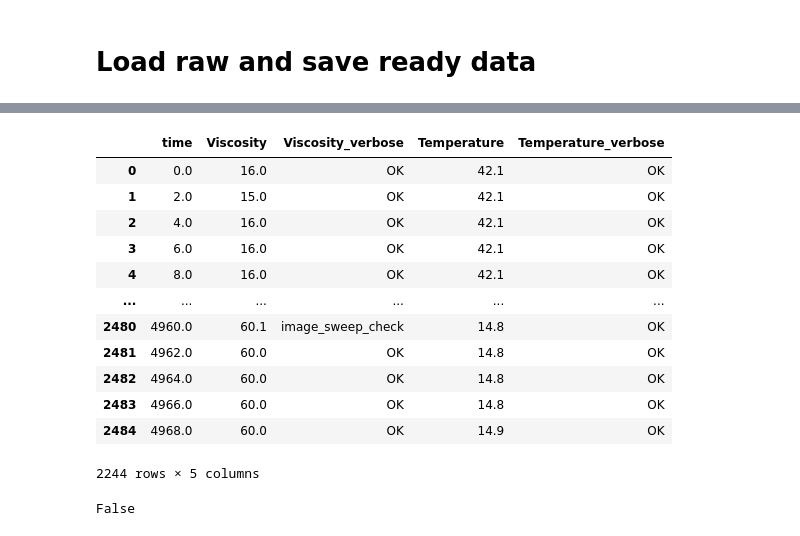
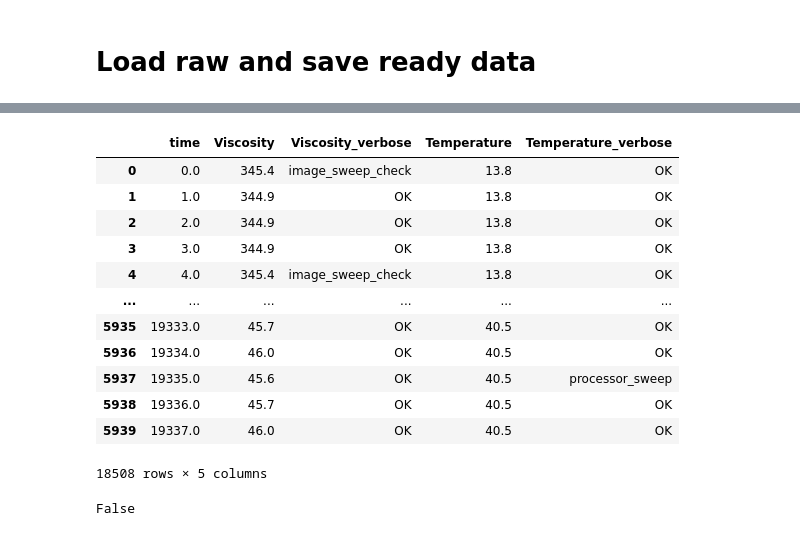
Before and after one commit to EnglishBeach/Diplom-work, a Jupyter notebook: plots.ipynb, the cells around one changed output, grey strips where cells are left out. Saved outputs shown, nothing was run; the diff lists cells and outputs as text; code cells hidden in the pictures.

```diff
--- a/plots.ipynb
+++ b/plots.ipynb
@@ -28,6 +32,6 @@ Experiments\MultiplyTemperature\Exp6(15)
 # %%
-df1 = pd.read_csv(path,index_col=0)
-# df2 = pd.read_csv(f'{path}/Exp0_up2.csv',index_col=0)
-# df3 = pd.read_csv(f'{path}/Exp0_up3.csv',index_col=0)
-# df4 = pd.read_csv(f'{path}/Exp0_up4.csv',index_col=0)
+df1 = pd.read_csv('Experiments\\MultiplyTemperature\\Exp0(0)\\Exp0_up1.csv',index_col=0)
+df2 = pd.read_csv('Experiments\\MultiplyTemperature\\Exp0(0)\\Exp0_up2.csv',index_col=0)
+df3 = pd.read_csv('Experiments\\MultiplyTemperature\\Exp0(0)\\Exp0_up3.csv',index_col=0)
+df4 = pd.read_csv('Experiments\\MultiplyTemperature\\Exp0(0)\\Exp0_up4.csv',index_col=0)
 # %%
@@ -37,47 +53,48 @@ array(['OK', 'error', 'image_sweep_check', 'OK_inner'], dtype=object)
 # %%
 rules = {
-    'processor_sweep':'image_sweep_check',
-    'value_combine': 'combine_check',
-    'inner_processor_check':'OK_inner'
+    1:'image_sweep_check',
+    2: 'combine_check',
+    # 'inner_processor_check':'OK_inner'
+    0:'OK'
 }
 col_rules = {
     'Viscosity_mark': 'Viscosity_verbose',
     'Temperature_mark': 'Temperature_verbose',
 }
 
 df1 = df1.rename(columns=col_rules)
 df1[['Viscosity_verbose','Temperature_verbose']] =\
     df1[['Viscosity_verbose','Temperature_verbose']].replace(rules)
 
-# df2 = df2.rename(columns=col_rules)
-# df2[['Viscosity_verbose','Temperature_verbose']] = df2[['Viscosity_verbose','Temperature_verbose']].replace(rules)
-# df2['time'] =df2['time']+ df1['time'].max()+1
+df2 = df2.rename(columns=col_rules)
+df2[['Viscosity_verbose','Temperature_verbose']] = df2[['Viscosity_verbose','Temperature_verbose']].replace(rules)
+df2['time'] =df2['time']+ df1['time'].max()+1
 
-# df3 = df3.rename(columns=col_rules)
-# df3[['Viscosity_verbose','Temperature_verbose']] = df3[['Viscosity_verbose','Temperature_verbose']].replace({np.nan:'OK'})
-# df3['time'] =df3['time']+ df2['time'].max()+1
+df3 = df3.rename(columns=col_rules)
+df3[['Viscosity_verbose','Temperature_verbose']] = df3[['Viscosity_verbose','Temperature_verbose']].replace({np.nan:'OK'})
+df3['time'] =df3['time']+ df2['time'].max()+1
 
-# df4 = df4.rename(columns=col_rules)
-# df4[['Viscosity_verbose','Temperature_verbose']] = df4[['Viscosity_verbose','Temperature_verbose']].replace({np.nan:'OK'})
-# df4['time'] =df4['time']+ df3['time'].max()+1
-# df = pd.concat([df1,df2,df3,df4])
+df4 = df4.rename(columns=col_rules)
+df4[['Viscosity_verbose','Temperature_verbose']] = df4[['Viscosity_verbose','Temperature_verbose']].replace({np.nan:'OK'})
+df4['time'] =df4['time']+ df3['time'].max()+1
+df = pd.concat([df1,df2,df3,df4])
 
-df = df1.dropna(subset=['Viscosity', 'Temperature'])
+df = df.dropna(subset=['Viscosity', 'Temperature'])
 df
 # %% [output]
 |  | time | Viscosity | Viscosity_verbose | Temperature | Temperature_verbose |
-| 0 | 0.0 | 16.0 | OK | 42.1 | OK |
-| 1 | 2.0 | 15.0 | OK | 42.1 | OK |
-| 2 | 4.0 | 16.0 | OK | 42.1 | OK |
-| 3 | 6.0 | 16.0 | OK | 42.1 | OK |
-| 4 | 8.0 | 16.0 | OK | 42.1 | OK |
+| 0 | 0.0 | 345.4 | image_sweep_check | 13.8 | OK |
+| 1 | 1.0 | 344.9 | OK | 13.8 | OK |
+| 2 | 2.0 | 344.9 | OK | 13.8 | OK |
+| 3 | 3.0 | 344.9 | OK | 13.8 | OK |
+| 4 | 4.0 | 345.4 | image_sweep_check | 13.8 | OK |
 | ... | ... | ... | ... | ... | ... |
-| 2480 | 4960.0 | 60.1 | image_sweep_check | 14.8 | OK |
-| 2481 | 4962.0 | 60.0 | OK | 14.8 | OK |
-| 2482 | 4964.0 | 60.0 | OK | 14.8 | OK |
-| 2483 | 4966.0 | 60.0 | OK | 14.8 | OK |
-| 2484 | 4968.0 | 60.0 | OK | 14.9 | OK |
+| 5935 | 19333.0 | 45.7 | OK | 40.5 | OK |
+| 5936 | 19334.0 | 46.0 | OK | 40.5 | OK |
+| 5937 | 19335.0 | 45.6 | OK | 40.5 | processor_sweep |
+| 5938 | 19336.0 | 45.7 | OK | 40.5 | OK |
+| 5939 | 19337.0 | 46.0 | OK | 40.5 | OK |
-2244 rows × 5 columns
+18508 rows × 5 columns
 # %%
 np.any(df['time'].duplicated())
 # %% [output]
```
Also changed, not shown: parts of 4 cells of this notebook.
